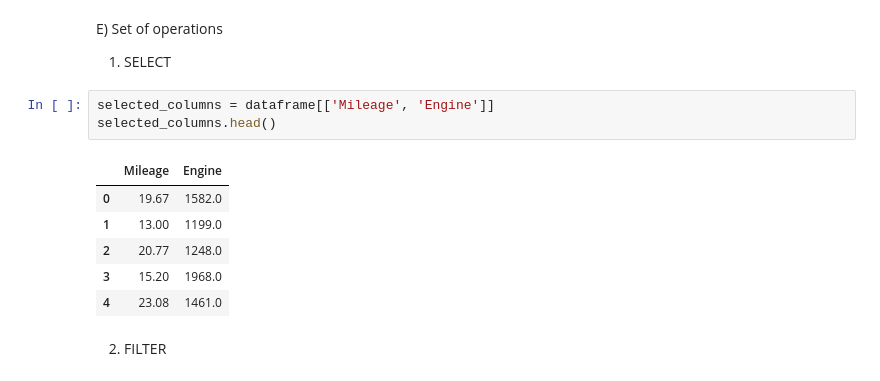
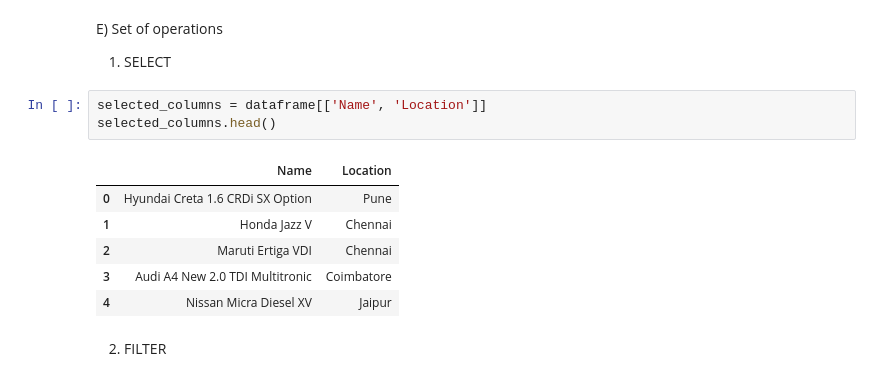
Before and after one commit to varnipriya/16356159_PDS, a Jupyter notebook: Assignment2.ipynb, the cells around one changed output. Drawn from its saved outputs; the diff is of its cells as text.

```diff
--- a/Assignment2.ipynb
+++ b/Assignment2.ipynb
@@ -150,14 +150,14 @@ dataframe.head()
 E) Set of operations
 1) SELECT
 # %%
-selected_columns = dataframe[['Mileage', 'Engine']]
+selected_columns = dataframe[['Name', 'Location']]
 selected_columns.head()
 # %% [output]
-|  | Mileage | Engine |
-| 0 | 19.67 | 1582.0 |
-| 1 | 13.00 | 1199.0 |
-| 2 | 20.77 | 1248.0 |
-| 3 | 15.20 | 1968.0 |
-| 4 | 23.08 | 1461.0 |
+|  | Name | Location |
+| 0 | Hyundai Creta 1.6 CRDi SX Option | Pune |
+| 1 | Honda Jazz V | Chennai |
+| 2 | Maruti Ertiga VDI | Chennai |
+| 3 | Audi A4 New 2.0 TDI Multitronic | Coimbatore |
+| 4 | Nissan Micra Diesel XV | Jaipur |
 # %% [markdown]
 2) FILTER
```
Also changed, not shown: parts of 5 cells of this notebook.
